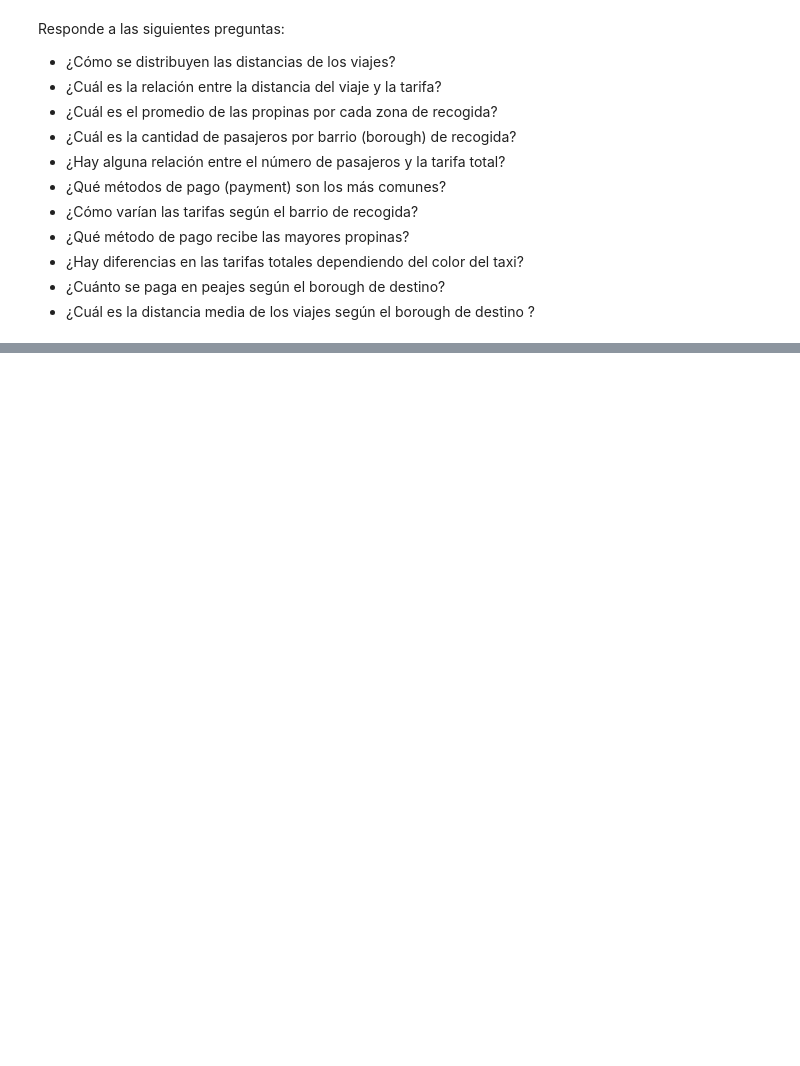
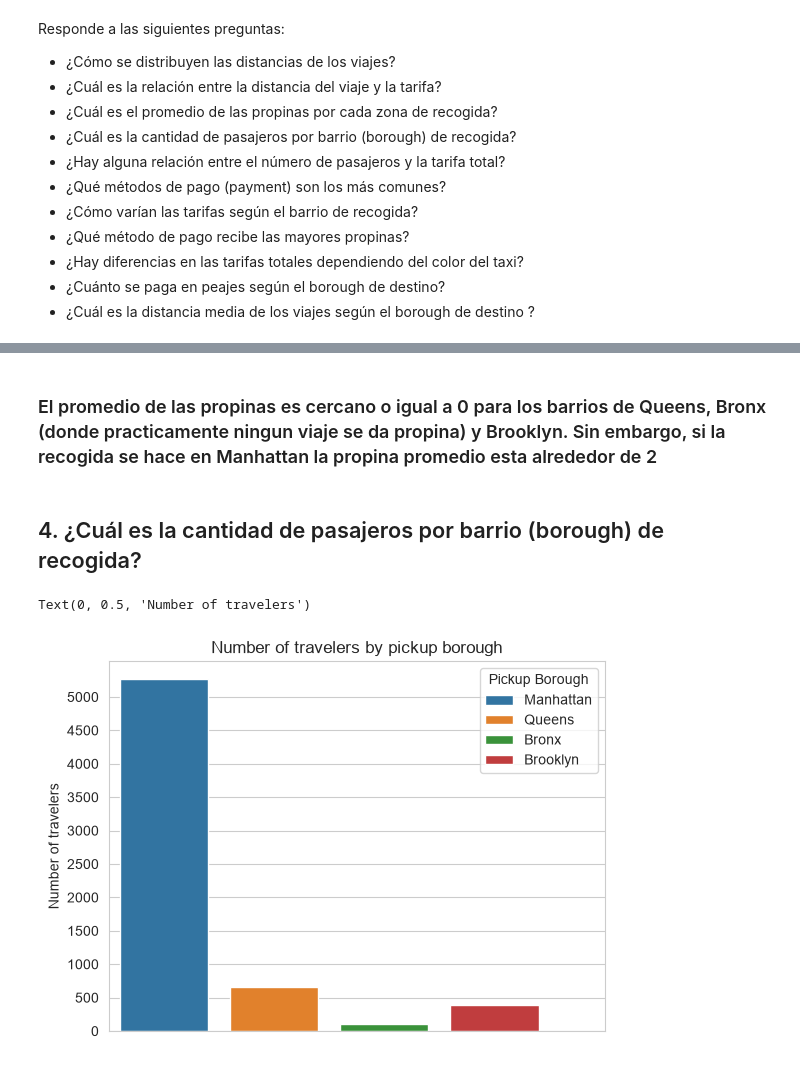
Before and after one commit to Haths-avg/Python_Basics_for_DS, a Jupyter notebook: notebooks/Lesson IV - Intro_to_plotting.ipynb, the cells around one changed output, grey strips where cells are left out. Cells and saved outputs as stored; diff of their text form; code cells hidden in the pictures; blank space fills up the shorter version.

```diff
--- a/notebooks/Lesson IV - Intro_to_plotting.ipynb
+++ b/notebooks/Lesson IV - Intro_to_plotting.ipynb
@@ -381,0 +427,16 @@ Responde a las siguientes preguntas:
+# %% [markdown]
+### El promedio de las propinas es cercano o igual a 0 para los barrios de Queens, Bronx (donde practicamente ningun viaje se da propina) y Brooklyn. Sin embargo, si la recogida se hace en Manhattan la propina promedio esta alrededor de 2
+# %% [markdown]
+## 4. ¿Cuál es la cantidad de pasajeros por barrio (borough) de recogida?
+# %%
+ax = sns.countplot(x='pickup_borough', data=taxis_df, hue='pickup_borough')
+ax = plt.yticks(range(0,5500,500))
+ax = plt.xticks([''])
+
+plt.legend(title='Pickup Borough')
+plt.title("Number of travelers by pickup borough")
+plt.xlabel("")
+plt.ylabel("Number of travelers")
+# %% [output]
+Text(0, 0.5, 'Number of travelers')
+[figure, added]
```
Also changed, not shown: parts of 36 cells of this notebook.
